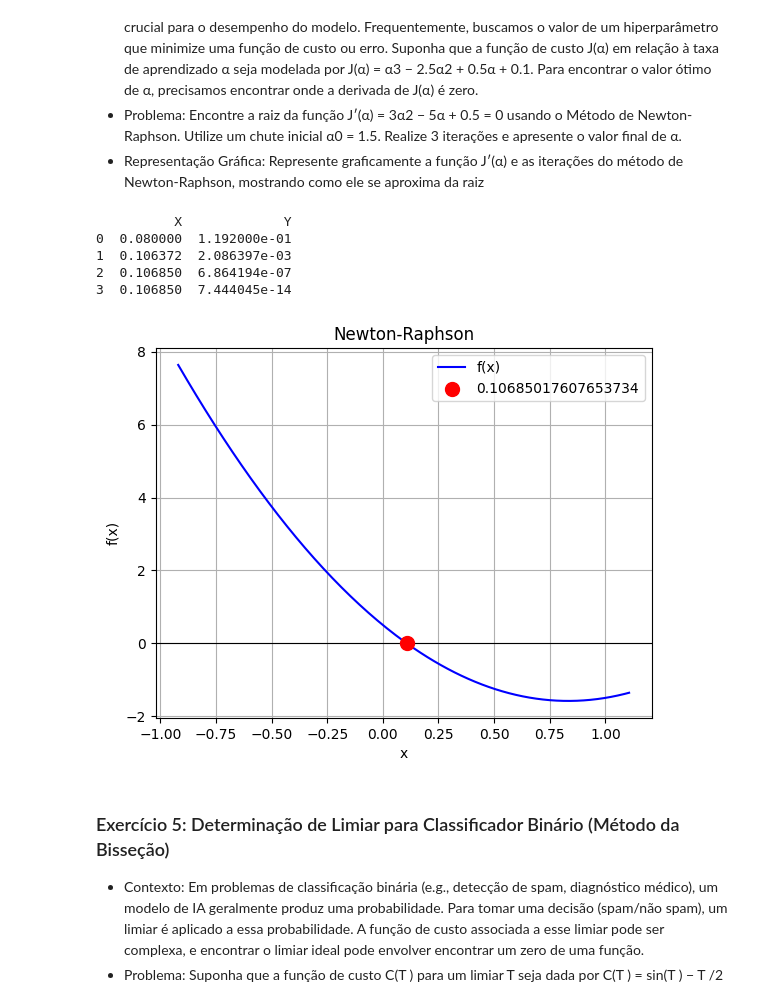
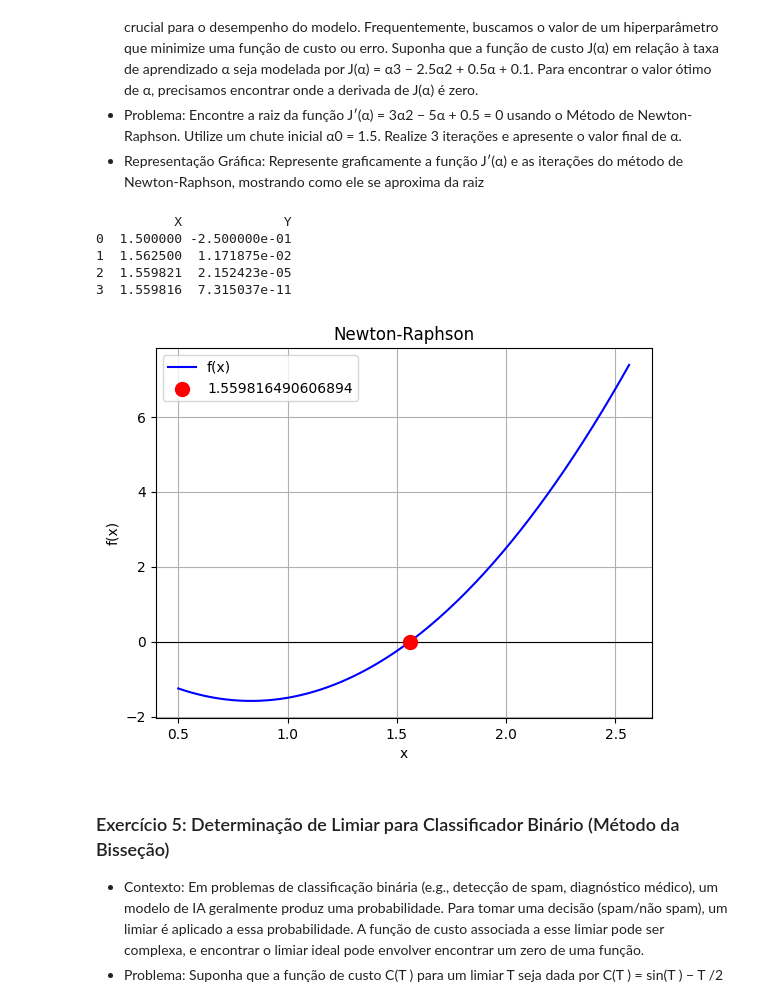
Before and after one commit to AngeloDev-New/IA-Materiais, a Jupyter notebook: rosangela/7_set_revisao/tarefa1_10.ipynb, the cells around one changed output. Drawn from its saved outputs; the diff is of its cells as text; code cells hidden in the pictures.

```diff
--- a/rosangela/7_set_revisao/tarefa1_10.ipynb
+++ b/rosangela/7_set_revisao/tarefa1_10.ipynb
@@ -206,18 +208,18 @@ Newton-Raphson, mostrando como ele se aproxima da raiz
 # %%
 nr = NewtonRaphson(
     function = lambda lamb:3*lamb**2-5*lamb+0.5,
     derivative = lambda lamb:6*lamb-5,
-    initialSock = 0.08,
+    initialSock = 1.5,
     number_iterations = 3
 )
 nr.plot()
 # %% [output]
           X             Y
-0  0.080000  1.192000e-01
-1  0.106372  2.086397e-03
-2  0.106850  6.864194e-07
-3  0.106850  7.444045e-14
+0  1.500000 -2.500000e-01
+1  1.562500  1.171875e-02
+2  1.559821  2.152423e-05
+3  1.559816  7.315037e-11
-[figure, old version]
+[figure, new version]
 # %% [markdown]
 ### Exercício 5: Determinação de Limiar para Classificador Binário (Método da Bisseção)
 * Contexto: Em problemas de classificação binária (e.g., detecção de spam, diagnóstico médico),
```
Also changed, not shown: parts of 5 cells of this notebook.
